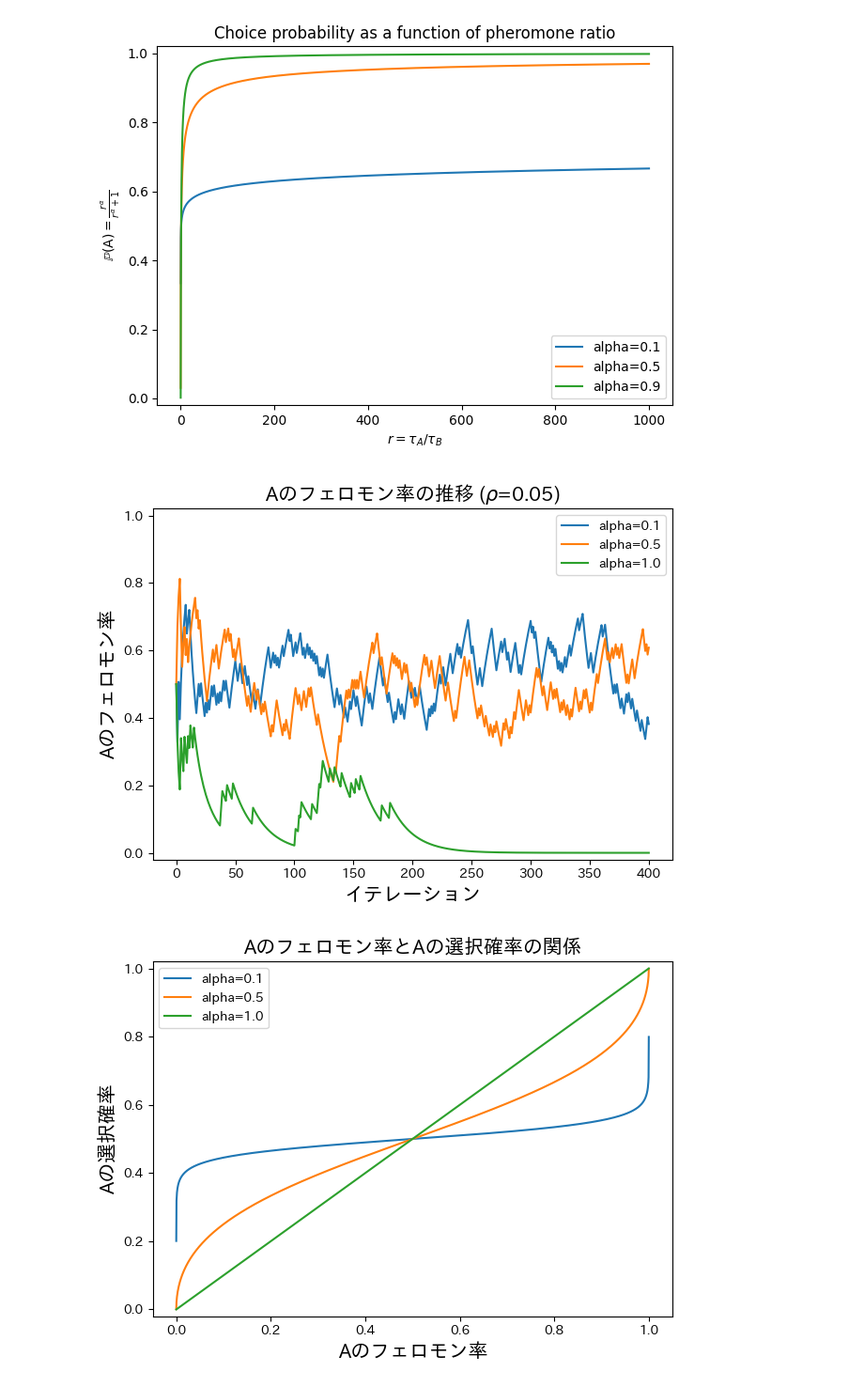
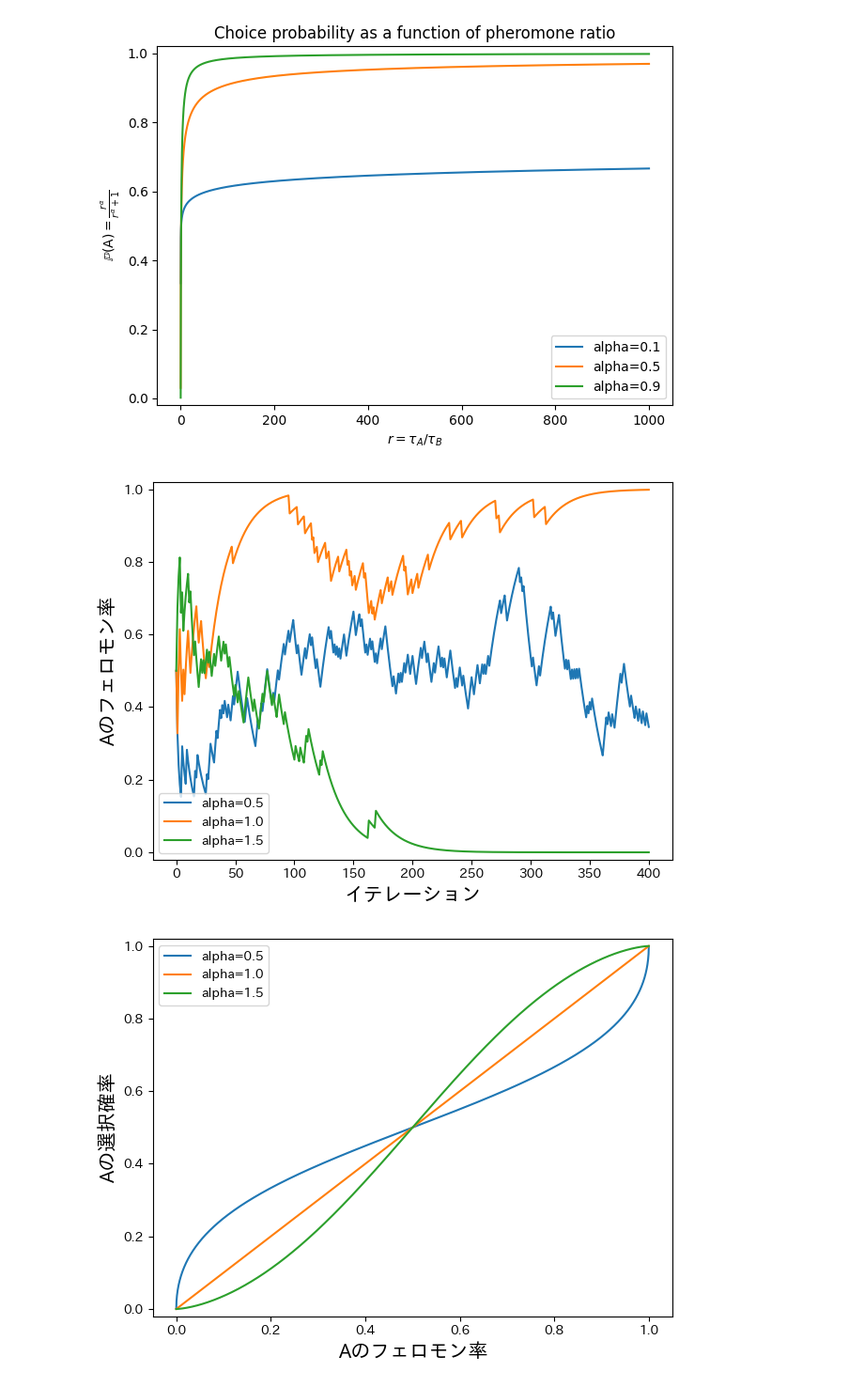
Before and after one commit to LABO-M/aco-on-spinglass, a Jupyter notebook: notebooks/test.ipynb, the cells around one changed output. Shown at 94% size. Cells and saved outputs as stored; diff of their text form; code cells hidden in the pictures.

```diff
--- a/notebooks/test.ipynb
+++ b/notebooks/test.ipynb
@@ -138,7 +138,7 @@ def simulate_2choice_pheromone_rate(
     Q: float = 1.0,
     reward_A: float = 1.0,
     reward_B: float = 1.0,
-    seed: int = 0,
+    seed: int = 12334,
 ):
     """
     2択ACO toy model:
@@ -182,7 +182,7 @@ def plot_pheromone_rate_timeseries_overlaid(
     Q: float = 1.0,
     reward_A: float = 1.0,
     reward_B: float = 1.0,
-    base_seed: int = 1234,
+    base_seed: int = 42,
     outfile: str = "fig_pheromone_rate_timeseries_overlaid.png",
 ):
     t = np.arange(T + 1)
@@ -198,7 +198,6 @@ def plot_pheromone_rate_timeseries_overlaid(
 
     plt.xlabel("イテレーション", fontsize=15)
     plt.ylabel("Aのフェロモン率", fontsize=15)
-    plt.title(rf"Aのフェロモン率の推移 ($\rho$={rho})", fontsize=15)
     plt.ylim(-0.02, 1.02)
     plt.legend()
     plt.tight_layout()
@@ -219,34 +218,33 @@ def plot_choice_probability_vs_pheromone_rate(
         plt.plot(x, p, label=f"alpha={a}")
 
     plt.xlabel("Aのフェロモン率", fontsize=15)
     plt.ylabel("Aの選択確率", fontsize=15)
-    plt.title("Aのフェロモン率とAの選択確率の関係", fontsize=15)
     plt.ylim(-0.02, 1.02)
     plt.legend()
     plt.tight_layout()
     plt.savefig(outfile, dpi=300)
 
 
 if __name__ == "__main__":
-    alphas = (0.1, 0.5, 1.0)
+    alphas = (0.5, 1.0, 1.5)
 
     # 図2.3：フェロモン率 x(t) の時系列（3本を重ね描き）
     plot_pheromone_rate_timeseries_overlaid(
         alphas=alphas,
         T=400,
         rho=0.05,
         tau0=1.0,
         Q=1.0,
         reward_A=1.0,
         reward_B=1.0,
         outfile="fig_pheromone_rate_timeseries_overlaid.png",
     )
 
     # 図2.2：横軸 x、縦軸 P(A)（3本を重ね描き）
     plot_choice_probability_vs_pheromone_rate(
         alphas=alphas,
         outfile="fig_choice_probability_vs_pheromone_rate.png",
     )
 # %% [output]
-[figure, old version]
+[figure, new version]
-[figure, old version]
+[figure, new version]
```
